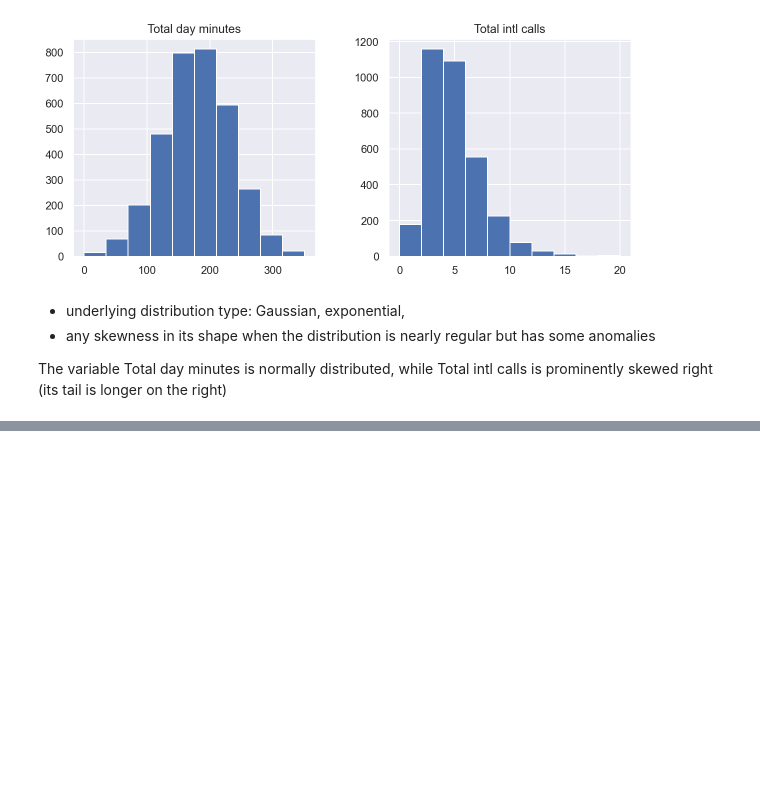
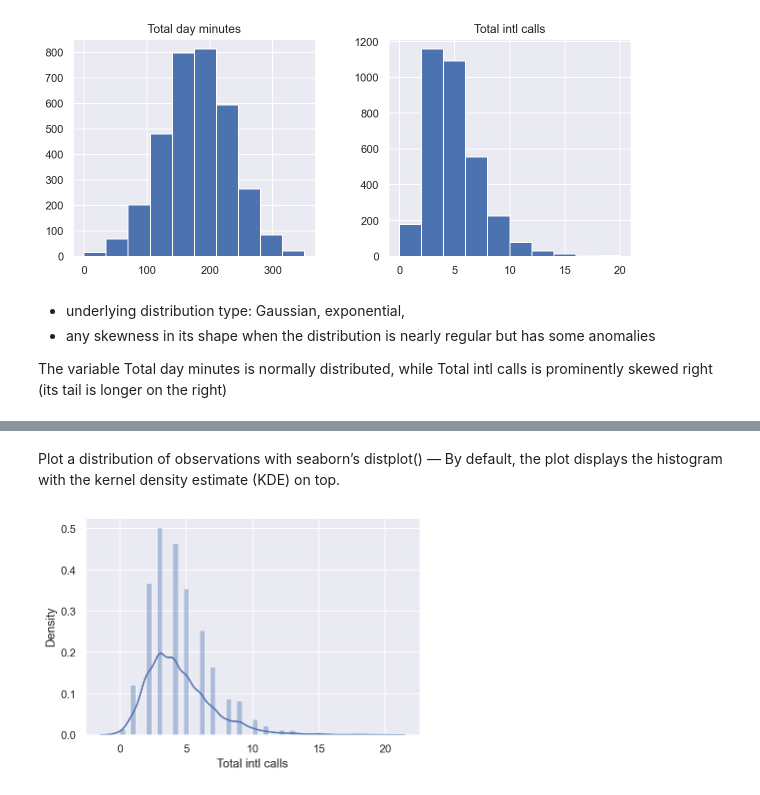
Before and after one commit to Rahul-YYC/data-science-machine-learning, a Jupyter notebook: DS-TelChurnVisualization/tel_churn_visualization.ipynb, the cells around one changed output, grey strips where cells are left out. Drawn from its saved outputs; the diff is of its cells as text; code cells hidden in the pictures; blank space fills up the shorter version.

```diff
--- a/DS-TelChurnVisualization/tel_churn_visualization.ipynb
+++ b/DS-TelChurnVisualization/tel_churn_visualization.ipynb
@@ -50,0 +63,6 @@ The variable Total day minutes is normally distributed, while Total intl calls i
+# %% [markdown]
+Plot a distribution of observations with seaborn’s distplot() — By default, the plot displays the histogram with the kernel density estimate (KDE) on top.
+# %%
+sns.distplot(df["Total intl calls"]);
+# %% [output]
+[figure, added]
```
Also changed, not shown: parts of 2 cells of this notebook.
